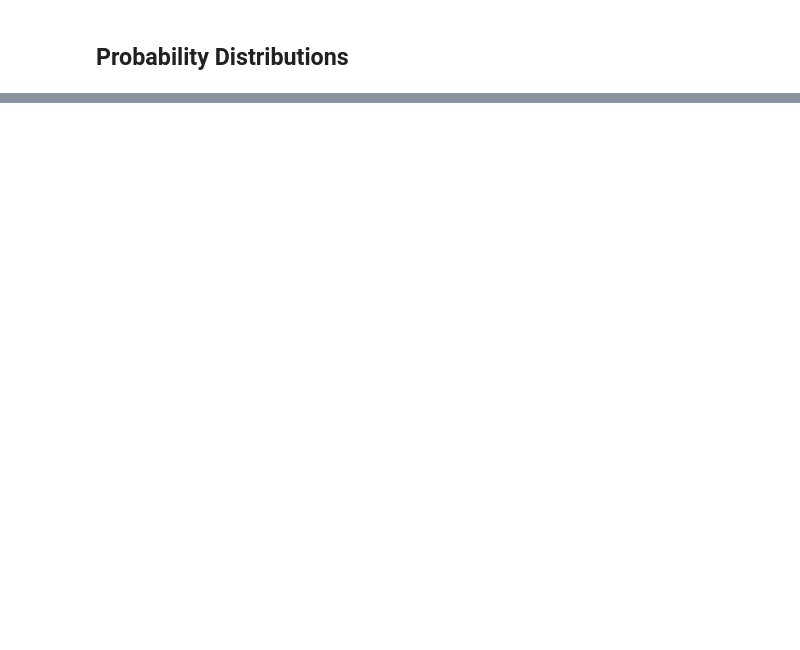
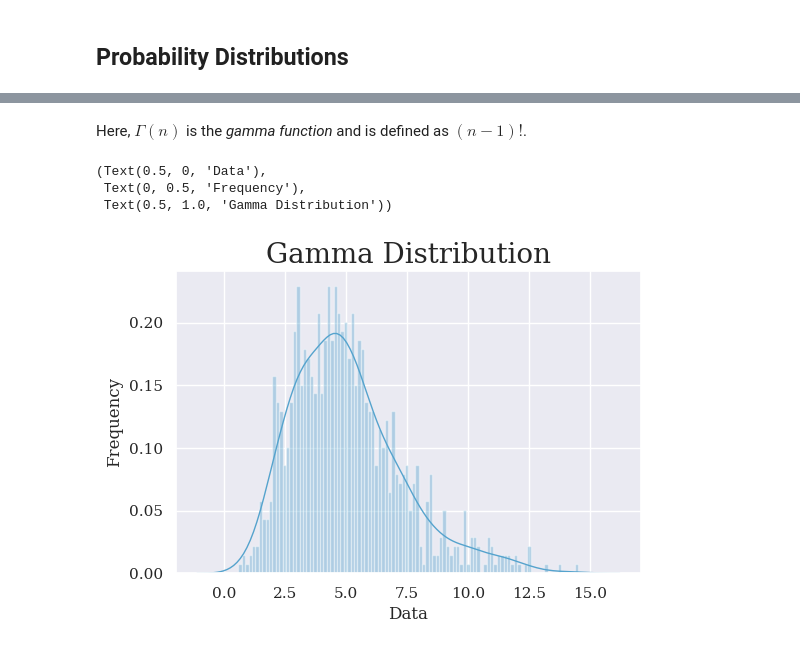
Before and after one commit to prateep03/Python-Tutorial, a Jupyter notebook: notebooks/scipy-stats-example.ipynb, the cells around one changed output, grey strips where cells are left out. Cells and saved outputs as stored; diff of their text form; code cells hidden in the pictures; blank space fills up the shorter version.

```diff
--- a/notebooks/scipy-stats-example.ipynb
+++ b/notebooks/scipy-stats-example.ipynb
@@ -298,0 +379,2 @@ array([[-2.,  1.],
+# %% [markdown]
+Here, $\Gamma(n)$ is the *gamma function* and is defined as $(n-1)!$.
@@ -298,0 +383,11 @@ array([[-2.,  1.],
+# %%
+n = 1000
+data = gamma.rvs(a=5,size=n)
+# %%
+ax = sns.distplot(data, bins=100, kde=True)
+ax.set_xlabel('Data'), ax.set_ylabel('Frequency'), ax.set_title('Gamma Distribution')
+# %% [output]
+(Text(0.5, 0, 'Data'),
+ Text(0, 0.5, 'Frequency'),
+ Text(0.5, 1.0, 'Gamma Distribution'))
+[figure, added]
```
Also changed, not shown: parts of 38 cells of this notebook.
